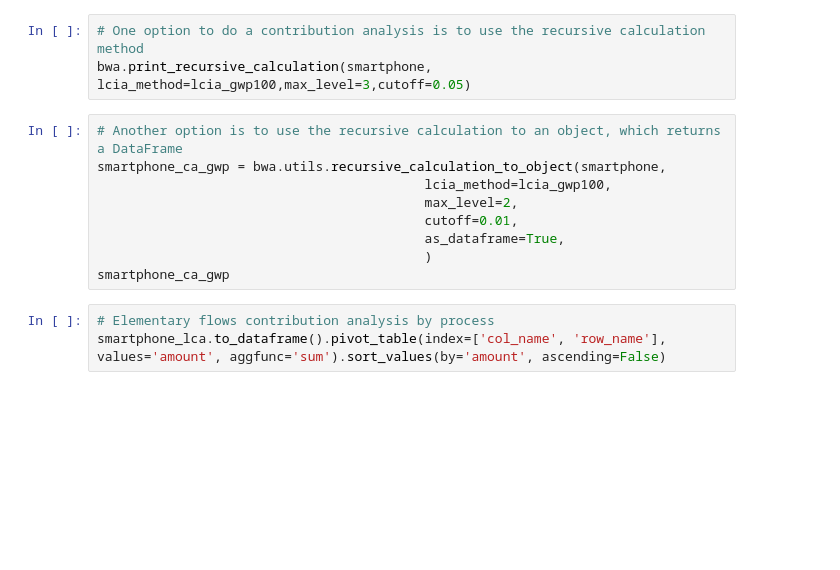
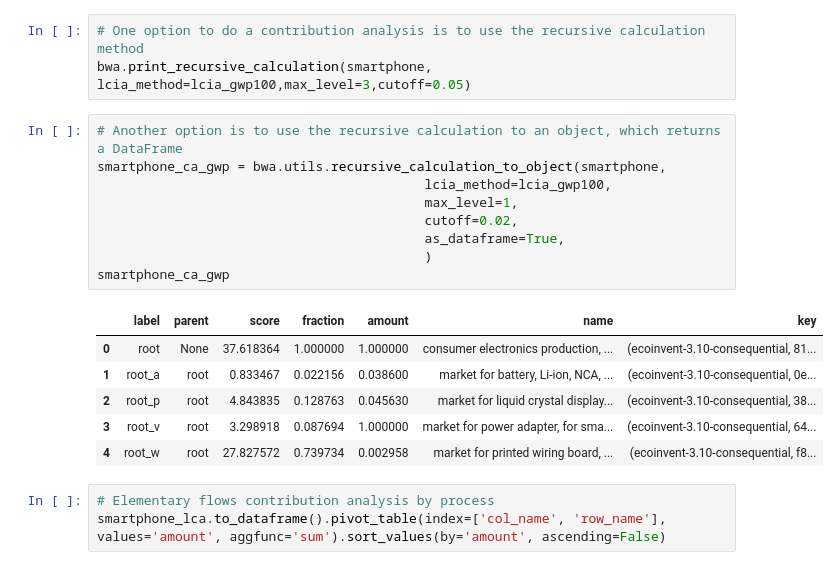
Before and after one commit to tfweber/LCA_Toolbox, a Jupyter notebook: analysis.ipynb, the cells around one changed output. Saved outputs shown, nothing was run; the diff lists cells and outputs as text; blank space fills up the shorter version.

```diff
--- a/analysis.ipynb
+++ b/analysis.ipynb
@@ -64,12 +84,19 @@ lcia_method=lcia_gwp100,max_level=3,cutoff=0.05)
 # %%
 # Another option is to use the recursive calculation to an object, which returns a DataFrame
 smartphone_ca_gwp = bwa.utils.recursive_calculation_to_object(smartphone,
                                           lcia_method=lcia_gwp100,
-                                          max_level=2,
-                                          cutoff=0.01,
+                                          max_level=1,
+                                          cutoff=0.02,
                                           as_dataframe=True,
                                           )
 smartphone_ca_gwp
+# %% [output]
+|  | label | parent | score | fraction | amount | name | key |
+| 0 | root | None | 37.618364 | 1.000000 | 1.000000 | consumer electronics production, ... | (ecoinvent-3.10-consequential, 81... |
+| 1 | root_a | root | 0.833467 | 0.022156 | 0.038600 | market for battery, Li-ion, NCA, ... | (ecoinvent-3.10-consequential, 0e... |
+| 2 | root_p | root | 4.843835 | 0.128763 | 0.045630 | market for liquid crystal display... | (ecoinvent-3.10-consequential, 38... |
+| 3 | root_v | root | 3.298918 | 0.087694 | 1.000000 | market for power adapter, for sma... | (ecoinvent-3.10-consequential, 64... |
+| 4 | root_w | root | 27.827572 | 0.739734 | 0.002958 | market for printed wiring board, ... | (ecoinvent-3.10-consequential, f8... |
 # %%
 # Elementary flows contribution analysis by process
 smartphone_lca.to_dataframe().pivot_table(index=['col_name', 'row_name'], values='amount', aggfunc='sum').sort_values(by='amount', ascending=False)
```
Also changed, not shown: parts of 7 cells of this notebook, 1 other file.
